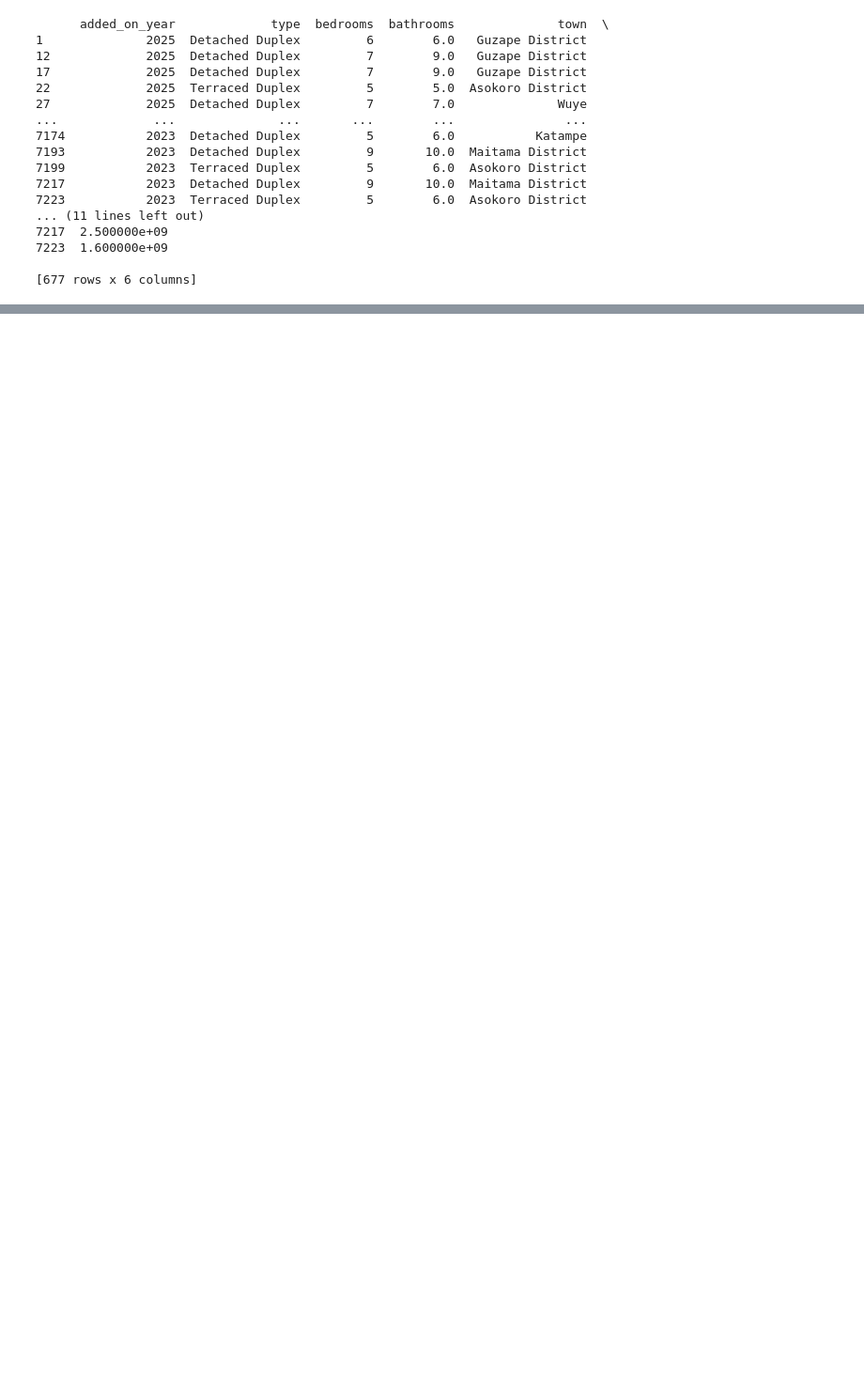
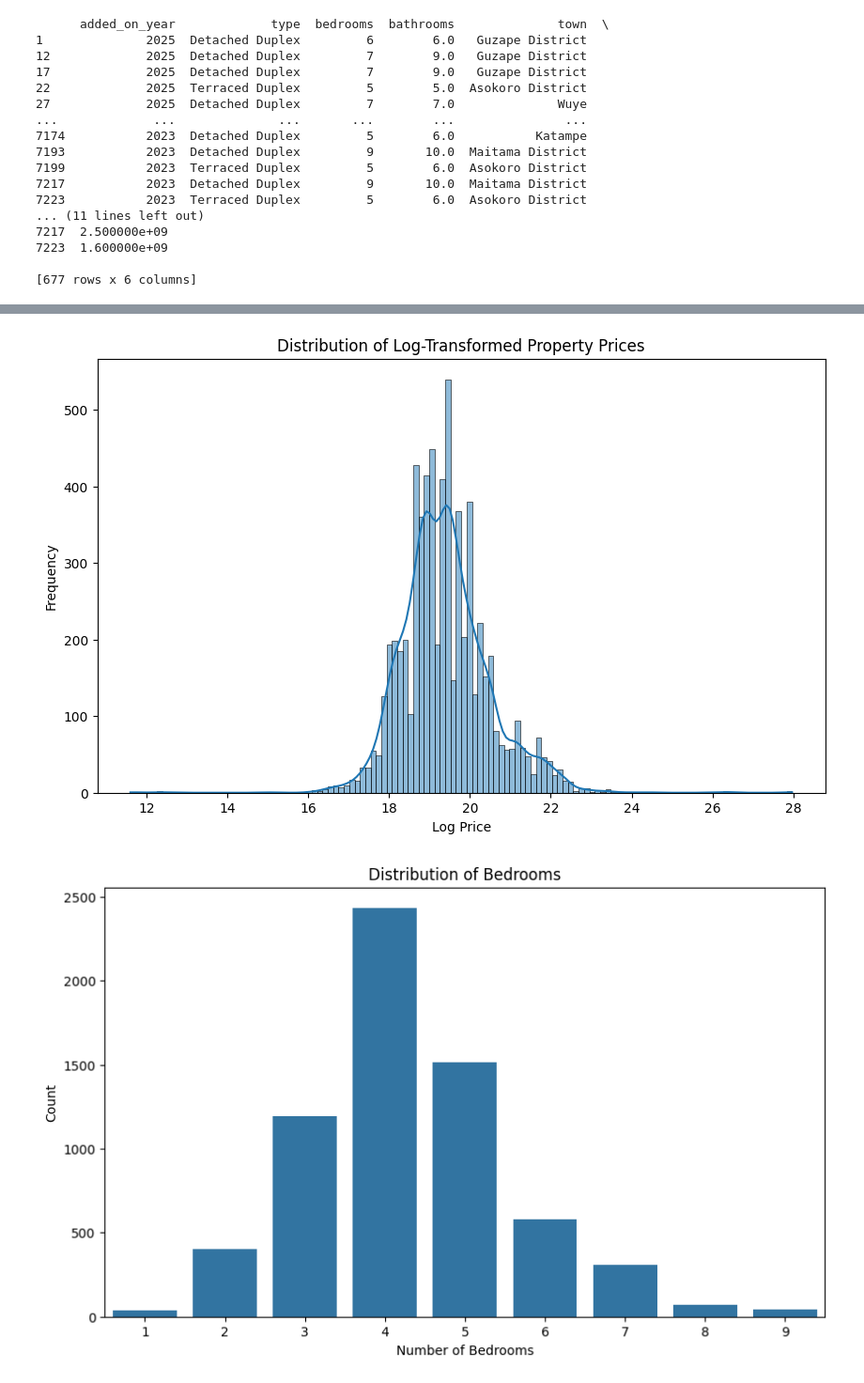
Before and after one commit to ADyusuf12/Nigerian-Realestate-Data, a Jupyter notebook: data_explo.ipynb, the cells around one changed output, grey strips where cells are left out. Shown at 94% size. Saved outputs shown, nothing was run; the diff lists cells and outputs as text; code cells hidden in the pictures; blank space fills up the shorter version.

```diff
--- a/data_explo.ipynb
+++ b/data_explo.ipynb
@@ -694,0 +755,30 @@ print(outliers)
+# %%
+import seaborn as sns
+import matplotlib.pyplot as plt
+
+# Visualize the distribution of log-transformed property prices
+plt.figure(figsize=(10, 6))
+sns.histplot(df['log_price'], kde=True)
+plt.title('Distribution of Log-Transformed Property Prices')
+plt.xlabel('Log Price')
+plt.ylabel('Frequency')
+plt.show()
+
+# Visualize the distribution of bedrooms
+plt.figure(figsize=(10, 6))
+sns.countplot(x=df['bedrooms'])
+plt.title('Distribution of Bedrooms')
+plt.xlabel('Number of Bedrooms')
+plt.ylabel('Count')
+plt.show()
+
+# Visualize the distribution of bathrooms
+plt.figure(figsize=(10, 6))
+sns.countplot(x=df['bathrooms'])
+plt.title('Distribution of Bathrooms')
+plt.xlabel('Number of Bathrooms')
+plt.ylabel('Count')
+plt.show()
+# %% [output]
+[figure, added]
+[figure, added]
```
Also changed, not shown: parts of 17 cells of this notebook.
